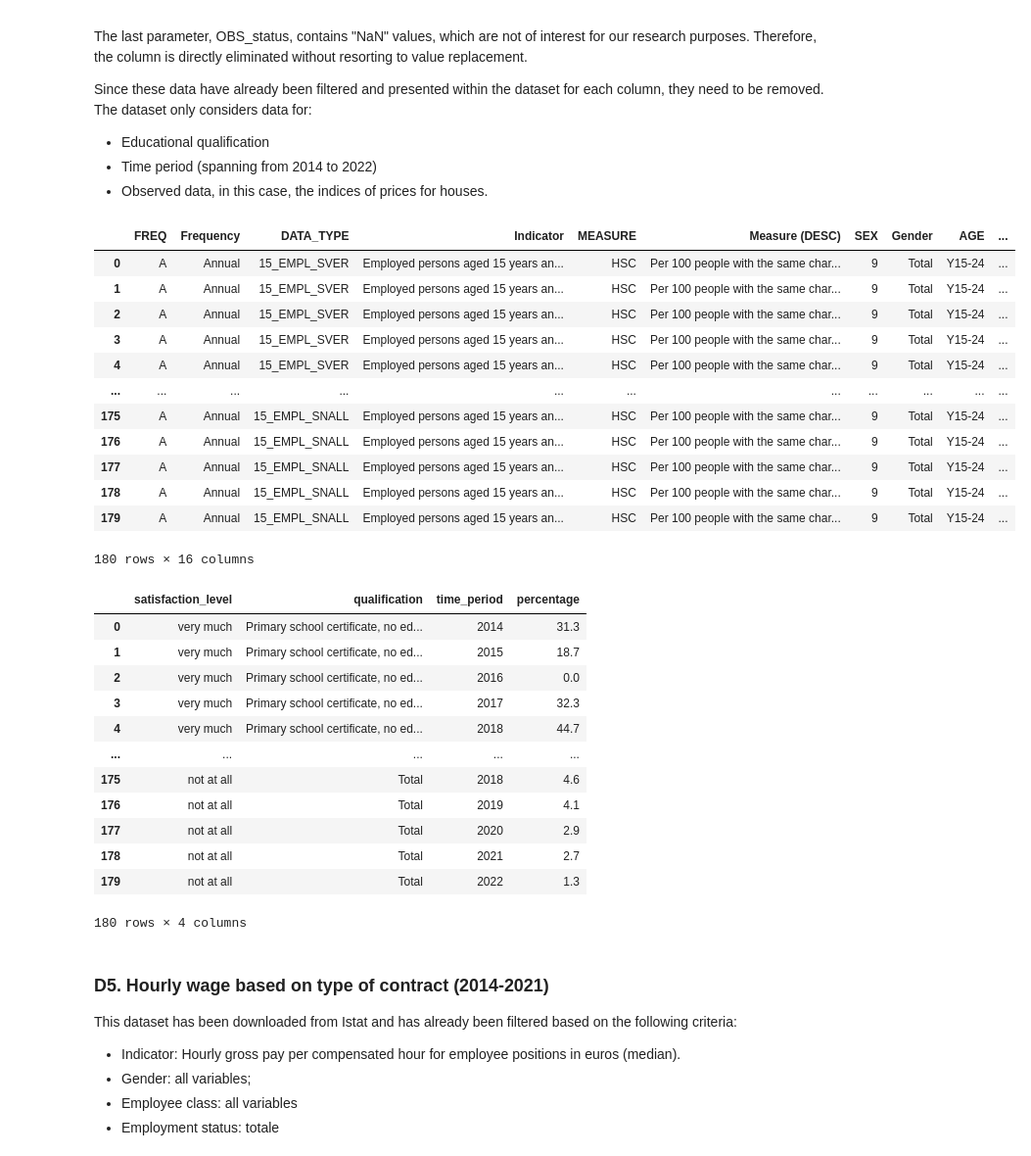
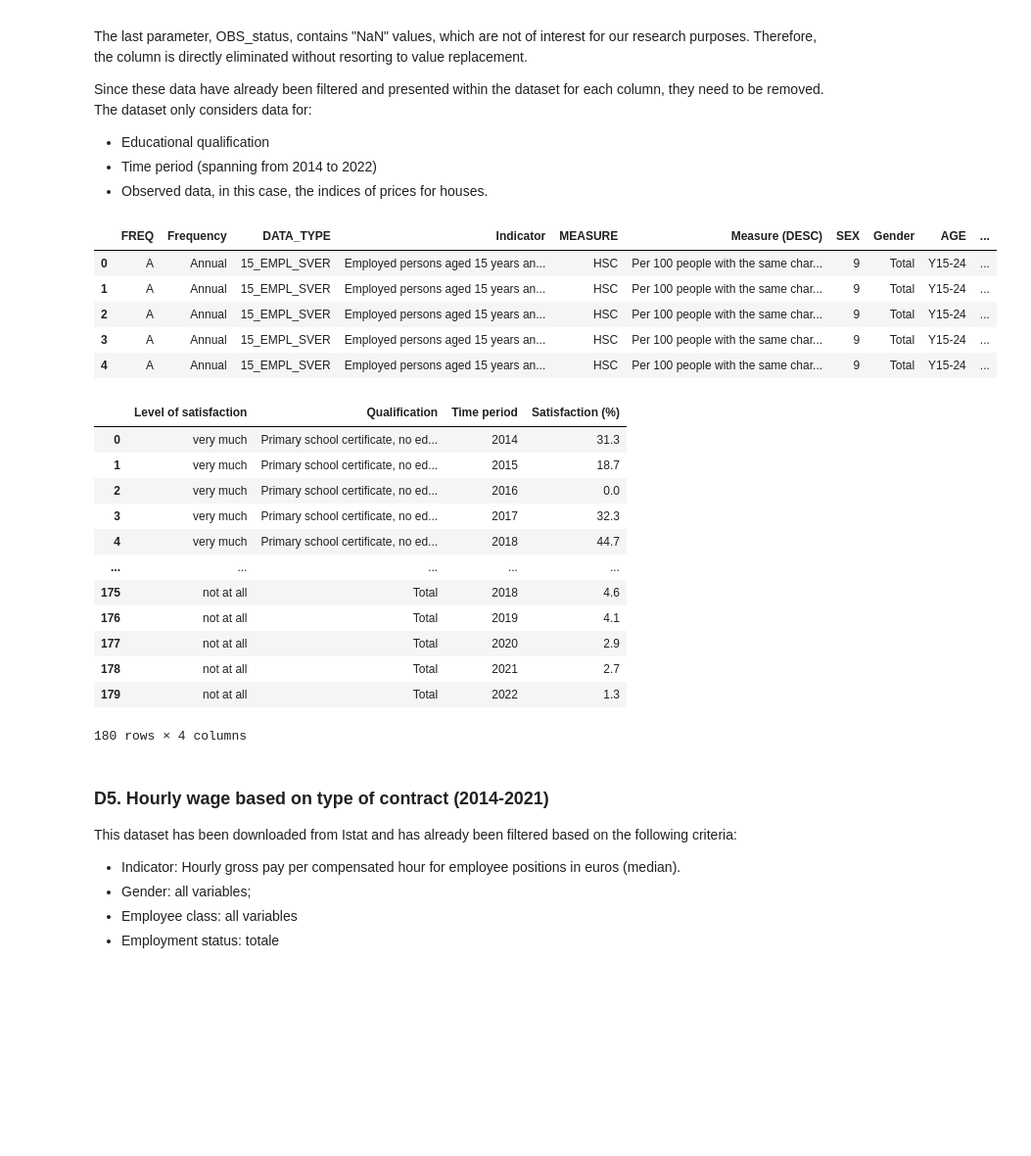
Before and after one commit to giorgiacrosilla/cif, a Jupyter notebook: datasets/cleaning_istat.ipynb, the cells around one changed output. Shown: that part at 98% size. Cells and saved outputs as stored; diff of their text form; code cells hidden in the pictures; blank space fills up the shorter version.

```diff
--- a/datasets/cleaning_istat.ipynb
+++ b/datasets/cleaning_istat.ipynb
@@ -255,53 +224,36 @@ Since these data have already been filtered and presented within the dataset for
 - Time period (spanning from 2014 to 2022)
 - Observed data, in this case, the indices of prices for houses.
 # %%
-import pandas as pd
+original = pd.read_csv("../datasets/soddisfazione/Work satisfaction - age, educational level (IT1,83_63_DF_DCCV_AVQ_PERSONE_152,1.0).csv", encoding="utf-8" ,sep=";")
 
-# Read the CSV file
-original = pd.read_csv("C:/Users/crosi/Documents/GitHub/cif/datasets/soddisfazione/Work satisfaction - age, educational level (IT1,83_63_DF_DCCV_AVQ_PERSONE_152,1.0).csv", encoding="utf-8" ,sep=";")
-
-original
+original.head(5)
 # %% [output]
 |  | FREQ | Frequency | DATA_TYPE | Indicator | MEASURE | Measure (DESC) | SEX | Gender | AGE | ... |
 | 0 | A | Annual | 15_EMPL_SVER | Employed persons aged 15 years an... | HSC | Per 100 people with the same char... | 9 | Total | Y15-24 | ... |
 | 1 | A | Annual | 15_EMPL_SVER | Employed persons aged 15 years an... | HSC | Per 100 people with the same char... | 9 | Total | Y15-24 | ... |
 | 2 | A | Annual | 15_EMPL_SVER | Employed persons aged 15 years an... | HSC | Per 100 people with the same char... | 9 | Total | Y15-24 | ... |
 | 3 | A | Annual | 15_EMPL_SVER | Employed persons aged 15 years an... | HSC | Per 100 people with the same char... | 9 | Total | Y15-24 | ... |
 | 4 | A | Annual | 15_EMPL_SVER | Employed persons aged 15 years an... | HSC | Per 100 people with the same char... | 9 | Total | Y15-24 | ... |
-| ... | ... | ... | ... | ... | ... | ... | ... | ... | ... | ... |
-| 175 | A | Annual | 15_EMPL_SNALL | Employed persons aged 15 years an... | HSC | Per 100 people with the same char... | 9 | Total | Y15-24 | ... |
-| 176 | A | Annual | 15_EMPL_SNALL | Employed persons aged 15 years an... | HSC | Per 100 people with the same char... | 9 | Total | Y15-24 | ... |
-| 177 | A | Annual | 15_EMPL_SNALL | Employed persons aged 15 years an... | HSC | Per 100 people with the same char... | 9 | Total | Y15-24 | ... |
-| 178 | A | Annual | 15_EMPL_SNALL | Employed persons aged 15 years an... | HSC | Per 100 people with the same char... | 9 | Total | Y15-24 | ... |
-| 179 | A | Annual | 15_EMPL_SNALL | Employed persons aged 15 years an... | HSC | Per 100 people with the same char... | 9 | Total | Y15-24 | ... |
-180 rows × 16 columns
 # %%
+selected_columns = ['Indicator', 'Highest level of education attained', 'Time (TIME_PERIOD)', 'Observation']
+d4 = original[selected_columns].copy()
 
-# Select specific columns
-selected_columns = ['Indicator', 'Highest level of education attained', 'Time (TIME_PERIOD)', 'Observation']
-cleaned = original[selected_columns].copy()
-
-# Define a dictionary with current column names as keys and desired column names as values
 column_name_mapping = {
-    'Indicator': 'satisfaction_level',
-    'Highest level of education attained': 'qualification',
-    'Time (TIME_PERIOD)': 'time_period',
-    'Observation': 'percentage',
-    # Add more mappings as needed
+    'Indicator': 'Level of satisfaction',
+    'Highest level of education attained': 'Qualification',
+    'Time (TIME_PERIOD)': 'Time period',
+    'Observation': 'Satisfaction (%)',
 }
 
-# Rename the columns using the mapping dictionary
-cleaned.rename(columns=column_name_mapping, inplace=True)
+d4.rename(columns=column_name_mapping, inplace=True)
 
-cleaned['satisfaction_level'] = cleaned['satisfaction_level'].str.split(':').str[1]
+d4['Level of satisfaction'] = d4['Level of satisfaction'].str.split(':').str[1]
 
-cleaned.to_csv("C:/Users/crosi/Documents/Github/cif/datasets/cleaned_csv/D4.csv", index=False)
+d4.to_csv("../datasets/cleaned_csv/D4.csv", index=False)
 
-
-# Display the new DataFrame
-cleaned
+d4
 # %% [output]
-|  | satisfaction_level | qualification | time_period | percentage |
+|  | Level of satisfaction | Qualification | Time period | Satisfaction (%) |
 | 0 | very much | Primary school certificate, no ed... | 2014 | 31.3 |
 | 1 | very much | Primary school certificate, no ed... | 2015 | 18.7 |
 | 2 | very much | Primary school certificate, no ed... | 2016 | 0.0 |
```
Also changed, not shown: parts of 13 cells of this notebook, 16 other files.
